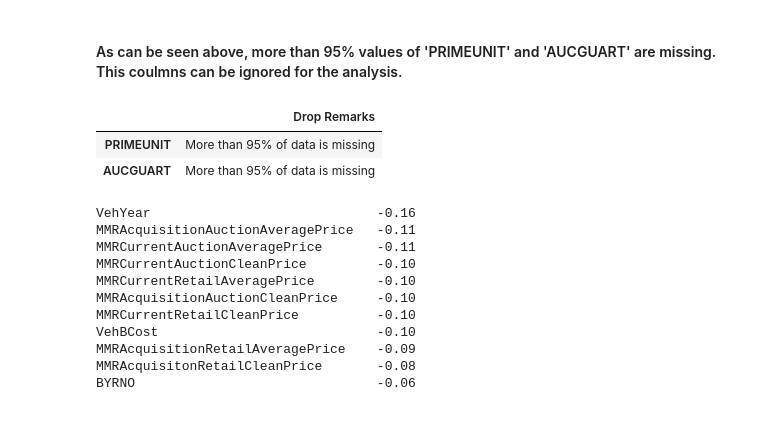
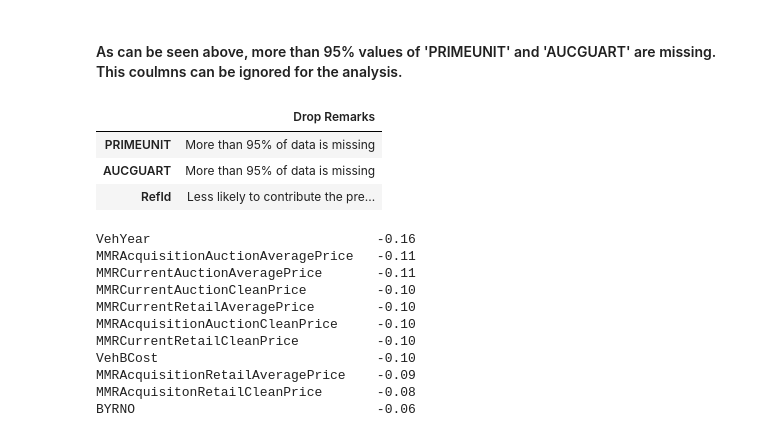
Before and after one commit to itsalwaysamir/used-cars-purchase, a Jupyter notebook: used-cars-purchase.ipynb, the cells around one changed output. Saved outputs shown, nothing was run; the diff lists cells and outputs as text; code cells hidden in the pictures.

```diff
--- a/used-cars-purchase.ipynb
+++ b/used-cars-purchase.ipynb
@@ -207,12 +211,15 @@ def dropRemarks(df,col,remark):
 # %%
 # Apply dropRemarks for PRIMEUNIT and AUCGUART
 drop_cols = dropRemarks(drop_cols,'PRIMEUNIT','More than 95% of data is missing')
 drop_cols = dropRemarks(drop_cols,'AUCGUART','More than 95% of data is missing')
+drop_cols = dropRemarks(drop_cols,'RefId','Less likely to contribute the predictability of the model')
+
 drop_cols
 # %% [output]
 |  | Drop Remarks |
 | PRIMEUNIT | More than 95% of data is missing |
 | AUCGUART | More than 95% of data is missing |
+| RefId | Less likely to contribute the pre... |
 # %%
 # Check data correlation: Sort most highly correlated values
 display(df_train.corr()['IsBadBuy'].sort_values())
```
Also changed, not shown: parts of 86 cells of this notebook.
